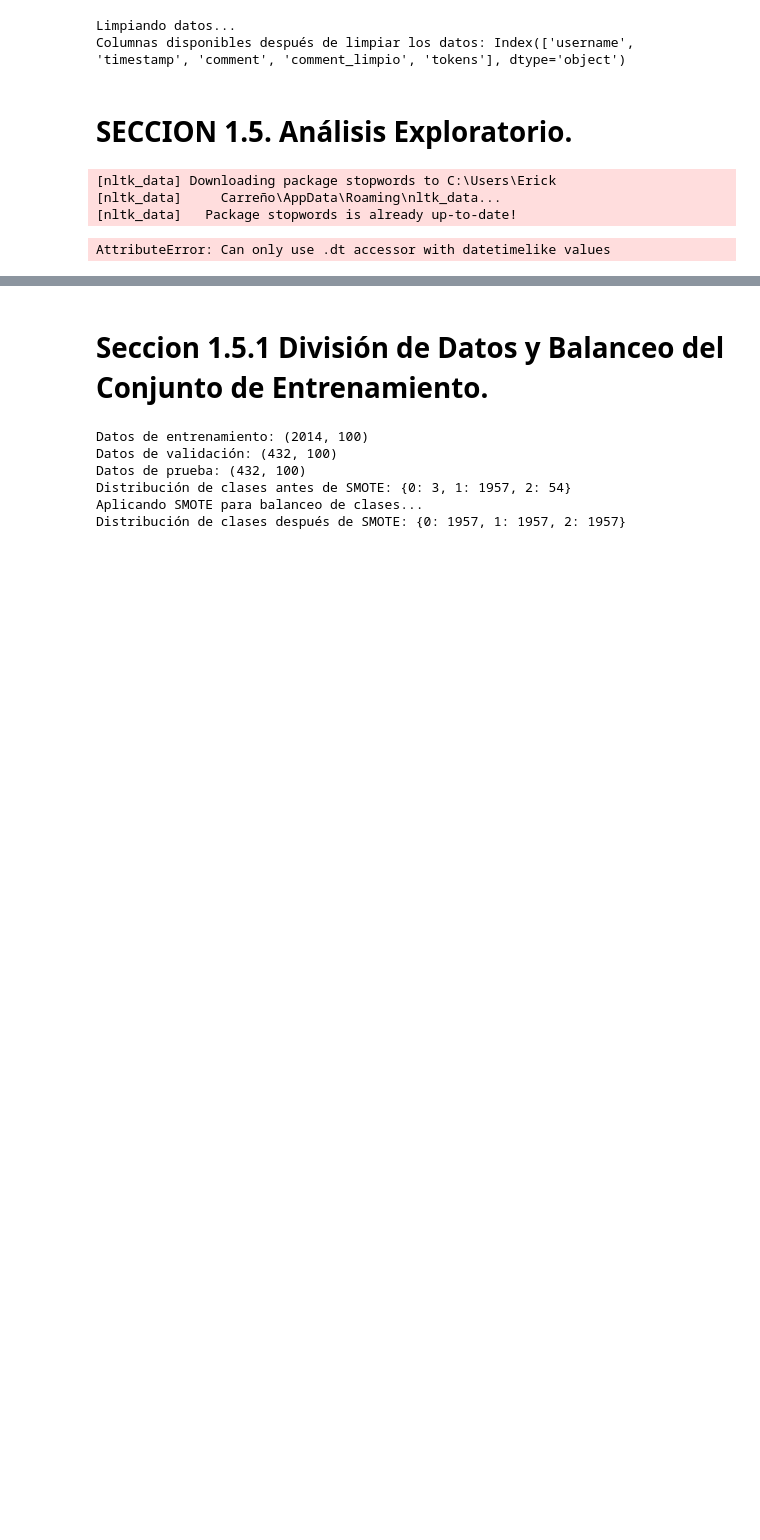
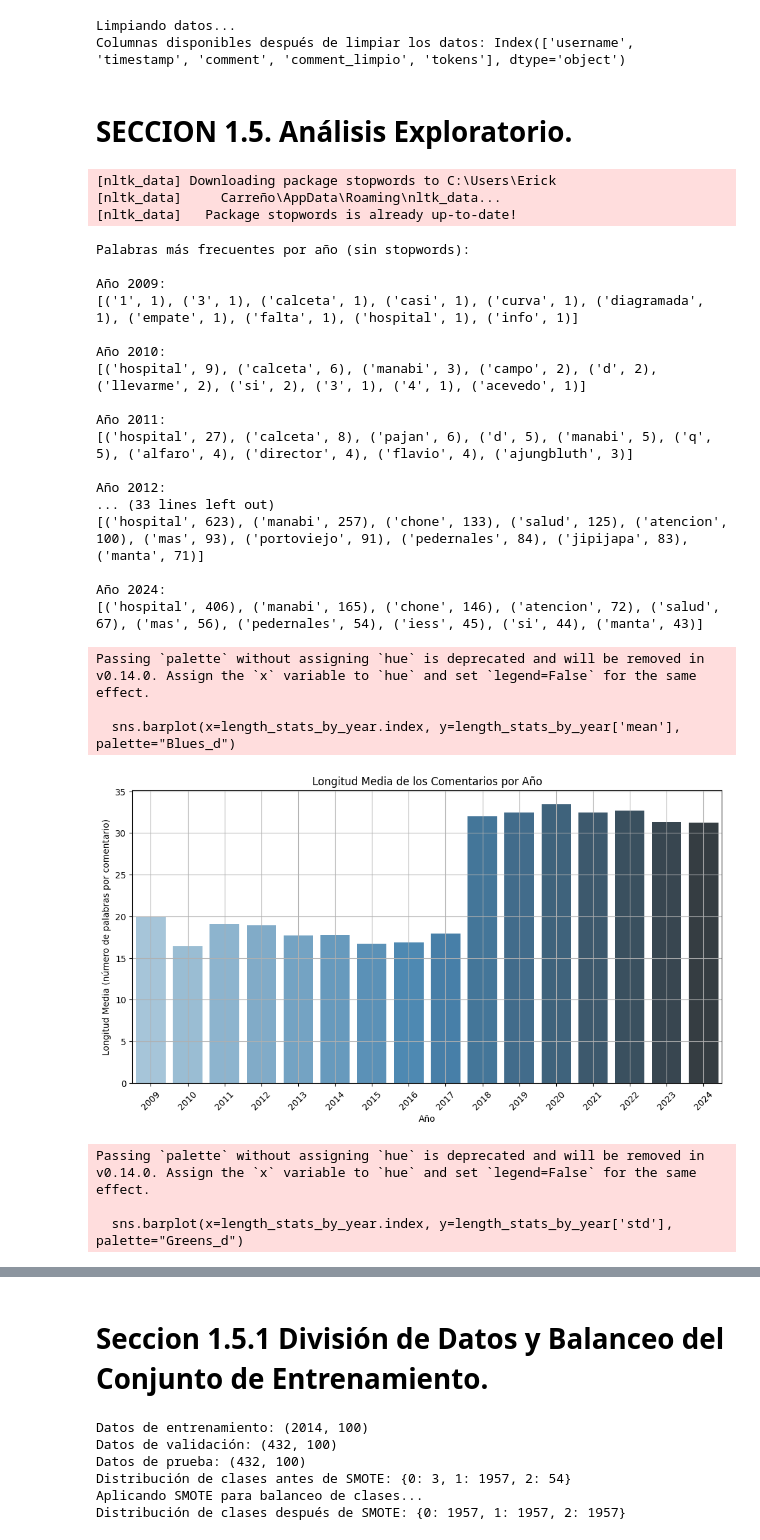
Before and after one commit to CarrenoErick19/Carreno_Navarrete_P.Integrador, a Jupyter notebook: Mostrado 29 julio/rnn_posts_carreño_navarrete.ipynb, the cells around one changed output, grey strips where cells are left out. Cells and saved outputs as stored; diff of their text form; code cells hidden in the pictures; blank space fills up the shorter version.

```diff
--- a/Mostrado 29 julio/rnn_posts_carreño_navarrete.ipynb
+++ b/Mostrado 29 julio/rnn_posts_carreño_navarrete.ipynb
@@ -277,11 +282,16 @@ nltk.download('stopwords')
 stop_words = list(stopwords.words('spanish'))
 stop_words.extend(["amp", "xa", "xe"])
 
+# Asegurarse de que la columna timestamp está en formato datetime
+df['timestamp'] = pd.to_datetime(df['timestamp'], errors='coerce')
+
 # Función para análisis exploratorio y guardar diccionario de palabras
 def analisis_exploratorio(df):
     df_tidy = df.explode(column='tokens')
     df_tidy = df_tidy[~df_tidy["tokens"].isin(stop_words)]
-    df_tidy['year'] = df_tidy['timestamp'].dt.year
+
+    # Asegurarse de que la columna year se crea correctamente
+    df_tidy['year'] = df_tidy['timestamp'].dt.year.dropna()
     word_freq_by_year = df_tidy.groupby(['year', 'tokens']).size().reset_index(name='counts')
 
     word_dict = {}
@@ -304,29 +314,34 @@ df_tidy = analisis_exploratorio(df)
 
 # Longitud media y desviación de los comentarios por año
 df['comment_length'] = df['comment'].apply(lambda x: len(x.split()))
-length_stats_by_year = df.groupby('year')['comment_length'].agg(['mean', 'std'])
 
-# Gráfico de longitud media de los comentarios por año
-plt.figure(figsize=(12, 6))
-sns.barplot(x=length_stats_by_year.index, y=length_stats_by_year['mean'], palette="Blues_d")
-plt.title('Longitud Media de los Comentarios por Año')
-plt.xlabel('Año')
-plt.ylabel('Longitud Media (número de palabras por comentario)')
-plt.xticks(rotation=45)
-plt.yticks(range(0, int(length_stats_by_year['mean'].max()) + 5, 5))
-plt.grid(True)
-plt.show()
+# Verificar si la columna year se creó correctamente antes de agrupar
+if 'year' in df.columns:
+    length_stats_by_year = df.groupby('year')['comment_length'].agg(['mean', 'std'])
 
-# Gráfico de desviación estándar de los comentarios por año
-plt.figure(figsize=(12, 6))
-sns.barplot(x=length_stats_by_year.index, y=length_stats_by_year['std'], palette="Greens_d")
-plt.title('Desviación Estándar de la Longitud de Comentarios por Año')
-plt.xlabel('Año')
-plt.ylabel('Desviación Estándar (variación en el número de palabras)')
-plt.xticks(rotation=45)
-plt.yticks(range(0, int(length_stats_by_year['std'].max()) + 5, 5))
-plt.grid(True)
-plt.show()
+    # Gráfico de longitud media de los comentarios por año
+    plt.figure(figsize=(12, 6))
+    sns.barplot(x=length_stats_by_year.index, y=length_stats_by_year['mean'], palette="Blues_d")
+    plt.title('Longitud Media de los Comentarios por Año')
+    plt.xlabel('Año')
+    plt.ylabel('Longitud Media (número de palabras por comentario)')
+    plt.xticks(rotation=45)
+    plt.yticks(range(0, int(length_stats_by_year['mean'].max()) + 5, 5))
+    plt.grid(True)
+    plt.show()
+
+    # Gráfico de desviación estándar de los comentarios por año
+    plt.figure(figsize=(12, 6))
+    sns.barplot(x=length_stats_by_year.index, y=length_stats_by_year['std'], palette="Greens_d")
+    plt.title('Desviación Estándar de la Longitud de Comentarios por Año')
+    plt.xlabel('Año')
+    plt.ylabel('Desviación Estándar (variación en el número de palabras)')
+    plt.xticks(rotation=45)
+    plt.yticks(range(0, int(length_stats_by_year['std'].max()) + 5, 5))
+    plt.grid(True)
+    plt.show()
+else:
+    print("Error: La columna 'year' no se creó correctamente.")
 
 # Visualización de las palabras más frecuentes por año para los últimos 5 años (2020-2024)
 years_to_plot = [2020, 2021, 2022, 2023, 2024]
@@ -338,31 +353,54 @@ for i, year in enumerate(years_to_plot):
     axs[i].set_title(f'Palabras Más Frecuentes en {year}')
     axs[i].set_xlabel('Frecuencia (número de apariciones)')
     axs[i].set_ylabel('Palabras')
 
 fig.tight_layout()
 plt.show()
 
 # Tokenización y Padding
 from tensorflow.keras.preprocessing.text import Tokenizer
 from tensorflow.keras.preprocessing.sequence import pad_sequences
 from tensorflow.keras.utils import to_categorical
 
 max_words = 10000
 max_len = 100
 tokenizer = Tokenizer(num_words=max_words)
 tokenizer.fit_on_texts(df['comment_limpio'])
 sequences = tokenizer.texts_to_sequences(df['comment_limpio'])
 word_index = tokenizer.word_index
 data = pad_sequences(sequences, maxlen=max_len)
 
 # Mapeo de etiquetas de las 3 emociones básicas
 sentimiento_mapping = {'positivo': 2, 'neutral': 1, 'negativo': 0}
 df['sentimiento_mapeado'] = df['sentimiento'].map(sentimiento_mapping)
 
 # Convertir las etiquetas a formato categórico
 labels = to_categorical(df['sentimiento_mapeado'])
 # %% [output]
 [nltk_data] Downloading package stopwords to C:\Users\Erick
 [nltk_data]     Carreño\AppData\Roaming\nltk_data...
 [nltk_data]   Package stopwords is already up-to-date!
-AttributeError: Can only use .dt accessor with datetimelike values
+Palabras más frecuentes por año (sin stopwords):
+
+Año 2009:
+[('1', 1), ('3', 1), ('calceta', 1), ('casi', 1), ('curva', 1), ('diagramada', 1), ('empate', 1), ('falta', 1), ('hospital', 1), ('info', 1)]
+
+Año 2010:
+[('hospital', 9), ('calceta', 6), ('manabi', 3), ('campo', 2), ('d', 2), ('llevarme', 2), ('si', 2), ('3', 1), ('4', 1), ('acevedo', 1)]
+
+Año 2011:
+[('hospital', 27), ('calceta', 8), ('pajan', 6), ('d', 5), ('manabi', 5), ('q', 5), ('alfaro', 4), ('director', 4), ('flavio', 4), ('ajungbluth', 3)]
+
+Año 2012:
+... (33 lines left out)
+[('hospital', 623), ('manabi', 257), ('chone', 133), ('salud', 125), ('atencion', 100), ('mas', 93), ('portoviejo', 91), ('pedernales', 84), ('jipijapa', 83), ('manta', 71)]
+
+Año 2024:
+[('hospital', 406), ('manabi', 165), ('chone', 146), ('atencion', 72), ('salud', 67), ('mas', 56), ('pedernales', 54), ('iess', 45), ('si', 44), ('manta', 43)]
+Passing `palette` without assigning `hue` is deprecated and will be removed in v0.14.0. Assign the `x` variable to `hue` and set `legend=False` for the same effect.
+
+  sns.barplot(x=length_stats_by_year.index, y=length_stats_by_year['mean'], palette="Blues_d")
+[figure, added]
+Passing `palette` without assigning `hue` is deprecated and will be removed in v0.14.0. Assign the `x` variable to `hue` and set `legend=False` for the same effect.
+
+  sns.barplot(x=length_stats_by_year.index, y=length_stats_by_year['std'], palette="Greens_d")
```
Also changed, not shown: parts of 11 cells of this notebook.
